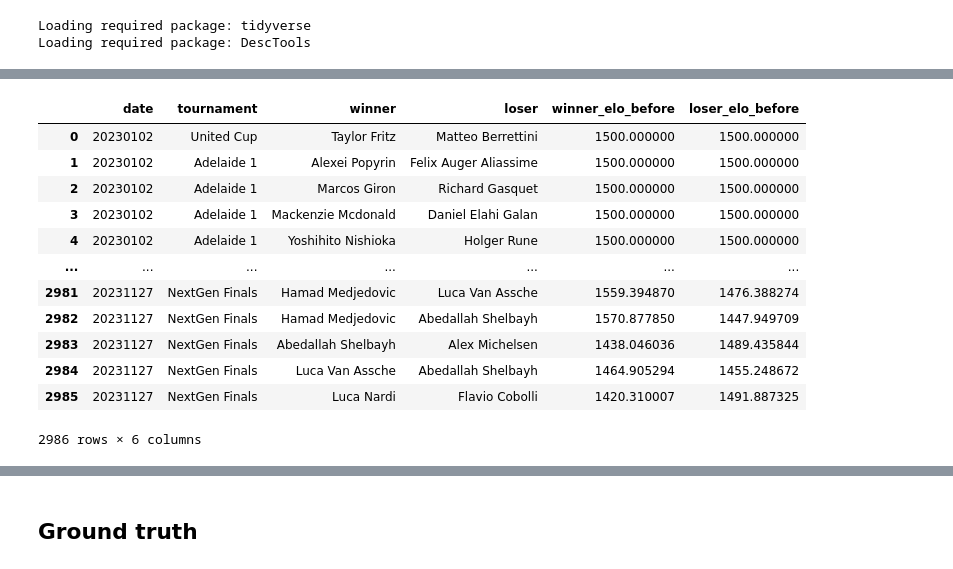
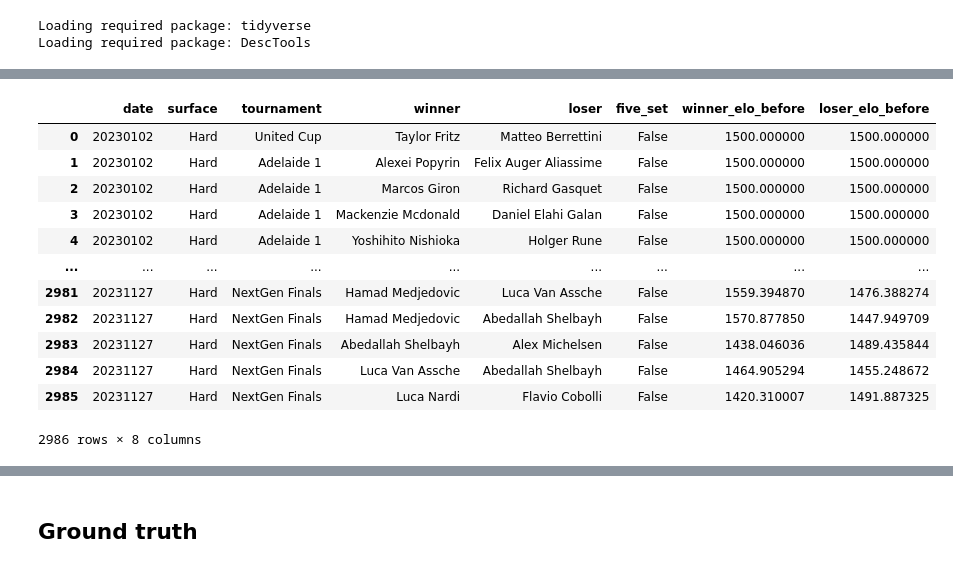
Before and after one commit to hazel-gandhi/tennis-regression, a Jupyter notebook: elo-r.ipynb, the cells around one changed output, grey strips where cells are left out. Cells and saved outputs as stored; diff of their text form; code cells hidden in the pictures.

```diff
--- a/elo-r.ipynb
+++ b/elo-r.ipynb
@@ -19,4 +19,7 @@ import pandas as pd
 import numpy as np
 import matplotlib.pyplot as plt
 from IPython.display import display, HTML
+
+# show all columns
+pd.set_option("display.max_columns", None)
 # %% [output]
@@ -54,6 +77,10 @@ Loading required package: DescTools
 # Load match data
 df = pd.read_csv('atp_matches_2023.csv')
 df = df.sort_values('tourney_date')
+
+five_set = ['Us Open','Roland Garros', 'Australian Open', 'Wimbledon']
+df['five_set'] = df.tourney_name.isin(five_set)
+
 
 # Initialize Elo ratings
 elo_ratings = defaultdict(lambda: 1500)
@@ -68,46 +95,48 @@ def win_prob(rating_i, rating_j):
 
 for _, match in df.iterrows():
     winner = match['winner_name']
     loser = match['loser_name']
 
     rating_winner = elo_ratings[winner]
     rating_loser = elo_ratings[loser]
 
     # Record pre-match Elo ratings
     elo_snapshots.append({
         'date': match['tourney_date'],
+        'surface': match['surface'],
         'tournament': match['tourney_name'],
         'winner': winner,
         'loser': loser,
+        'five_set': match['five_set'],
         'winner_elo_before': rating_winner,
         'loser_elo_before': rating_loser
     })
 
     # Calculate expected outcomes
     expected_win = win_prob(rating_winner, rating_loser)
     expected_loss = 1 - expected_win
 
     # Update ratings
     elo_ratings[winner] += K * (1 - expected_win)
     elo_ratings[loser] += K * (0 - expected_loss)
 
 # Create DataFrame
 elo_df = pd.DataFrame(elo_snapshots)
 elo_df
 # %% [output]
-|  | date | tournament | winner | loser | winner_elo_before | loser_elo_before |
-| 0 | 20230102 | United Cup | Taylor Fritz | Matteo Berrettini | 1500.000000 | 1500.000000 |
-| 1 | 20230102 | Adelaide 1 | Alexei Popyrin | Felix Auger Aliassime | 1500.000000 | 1500.000000 |
-| 2 | 20230102 | Adelaide 1 | Marcos Giron | Richard Gasquet | 1500.000000 | 1500.000000 |
-| 3 | 20230102 | Adelaide 1 | Mackenzie Mcdonald | Daniel Elahi Galan | 1500.000000 | 1500.000000 |
-| 4 | 20230102 | Adelaide 1 | Yoshihito Nishioka | Holger Rune | 1500.000000 | 1500.000000 |
-| ... | ... | ... | ... | ... | ... | ... |
-| 2981 | 20231127 | NextGen Finals | Hamad Medjedovic | Luca Van Assche | 1559.394870 | 1476.388274 |
-| 2982 | 20231127 | NextGen Finals | Hamad Medjedovic | Abedallah Shelbayh | 1570.877850 | 1447.949709 |
-| 2983 | 20231127 | NextGen Finals | Abedallah Shelbayh | Alex Michelsen | 1438.046036 | 1489.435844 |
-| 2984 | 20231127 | NextGen Finals | Luca Van Assche | Abedallah Shelbayh | 1464.905294 | 1455.248672 |
-| 2985 | 20231127 | NextGen Finals | Luca Nardi | Flavio Cobolli | 1420.310007 | 1491.887325 |
+|  | date | surface | tournament | winner | loser | five_set | winner_elo_before | loser_elo_before |
+| 0 | 20230102 | Hard | United Cup | Taylor Fritz | Matteo Berrettini | False | 1500.000000 | 1500.000000 |
+| 1 | 20230102 | Hard | Adelaide 1 | Alexei Popyrin | Felix Auger Aliassime | False | 1500.000000 | 1500.000000 |
+| 2 | 20230102 | Hard | Adelaide 1 | Marcos Giron | Richard Gasquet | False | 1500.000000 | 1500.000000 |
+| 3 | 20230102 | Hard | Adelaide 1 | Mackenzie Mcdonald | Daniel Elahi Galan | False | 1500.000000 | 1500.000000 |
+| 4 | 20230102 | Hard | Adelaide 1 | Yoshihito Nishioka | Holger Rune | False | 1500.000000 | 1500.000000 |
+| ... | ... | ... | ... | ... | ... | ... | ... | ... |
+| 2981 | 20231127 | Hard | NextGen Finals | Hamad Medjedovic | Luca Van Assche | False | 1559.394870 | 1476.388274 |
+| 2982 | 20231127 | Hard | NextGen Finals | Hamad Medjedovic | Abedallah Shelbayh | False | 1570.877850 | 1447.949709 |
+| 2983 | 20231127 | Hard | NextGen Finals | Abedallah Shelbayh | Alex Michelsen | False | 1438.046036 | 1489.435844 |
+| 2984 | 20231127 | Hard | NextGen Finals | Luca Van Assche | Abedallah Shelbayh | False | 1464.905294 | 1455.248672 |
+| 2985 | 20231127 | Hard | NextGen Finals | Luca Nardi | Flavio Cobolli | False | 1420.310007 | 1491.887325 |
-2986 rows × 6 columns
+2986 rows × 8 columns
 # %%
 import numpy as np
 
```
Also changed, not shown: parts of 9 cells of this notebook, 3 other files.
